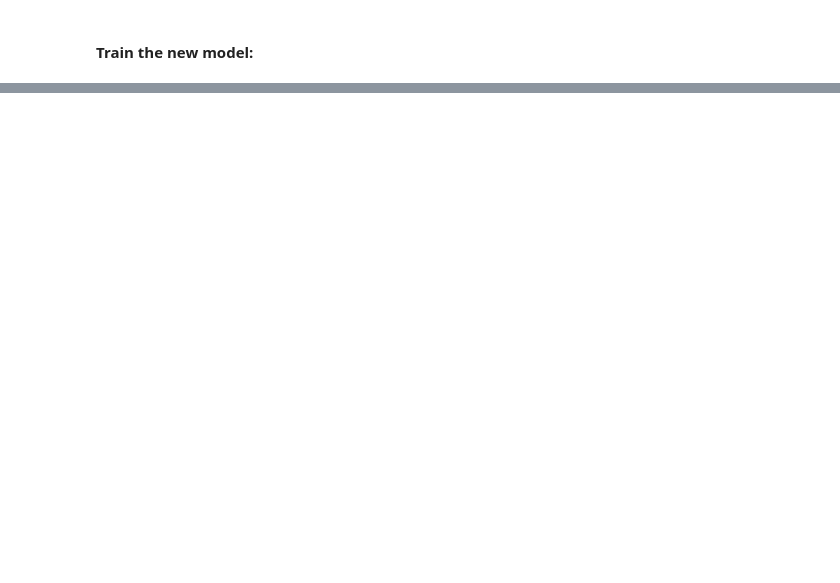
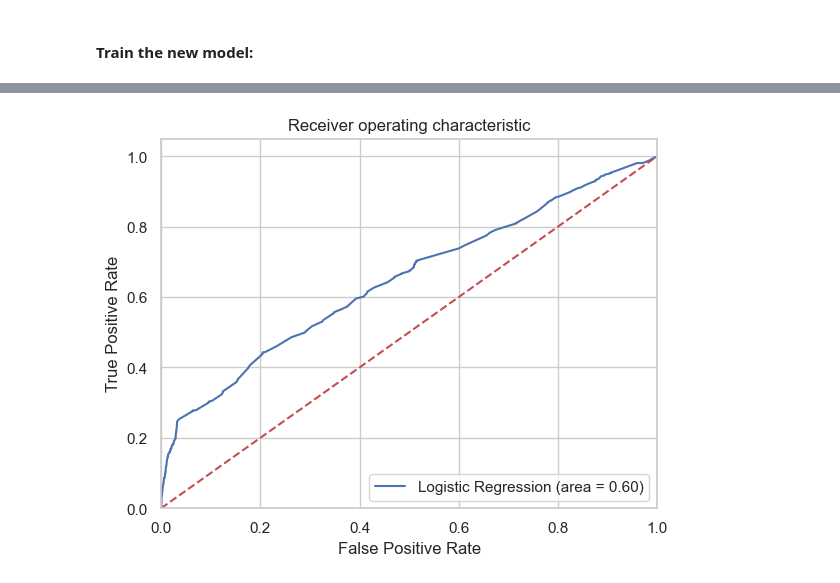
Before and after one commit to angelgvill/DS102024, a Jupyter notebook: 3-MachineLearning/2-Supervisado/1-Clasificacion/Ejercicio/ejercicio_clasificacionMarketing_agv.ipynb, the cells around one changed output, grey strips where cells are left out. Cells and saved outputs as stored; diff of their text form; code cells hidden in the pictures; blank space fills up the shorter version.

```diff
--- a/3-MachineLearning/2-Supervisado/1-Clasificacion/Ejercicio/ejercicio_clasificacionMarketing_agv.ipynb
+++ b/3-MachineLearning/2-Supervisado/1-Clasificacion/Ejercicio/ejercicio_clasificacionMarketing_agv.ipynb
@@ -425,8 +455,8 @@ y=['y']
 X=[i for i in data_final_vars if i not in y]
 from sklearn.feature_selection import RFE
 from sklearn.linear_model import LogisticRegression
-logreg = LogisticRegression()
-rfe = RFE(logreg, n_features_to_select=15)
+log_reg = LogisticRegression()
+rfe = RFE(log_reg, n_features_to_select=15)
 rfe = rfe.fit(os_data_X, os_data_y.values.ravel())
 print(rfe.support_)
 print(rfe.ranking_)
@@ -440,5 +493,5 @@ y_train_2=os_data_y['y']
 # %% [markdown]
 #### Train the new model:
 # %%
-logreg = LogisticRegression()
-logreg.fit(X_train_2, y_train_2)
+log_reg = LogisticRegression()
+log_reg.fit(X_train_2, y_train_2)
@@ -455,14 +524,16 @@ print(classification_report(y_test, y_pred))
 # %%
-logit_roc_auc = roc_auc_score(y_test, logreg.predict(X_test_2))
-fpr, tpr, thresholds = roc_curve(y_test, logreg.predict_proba(X_test_2)[:,1])
+logit_roc_auc = roc_auc_score(y_test, log_reg.predict(X_test_2))
+fpr, tpr, thresholds = roc_curve(y_test, log_reg.predict_proba(X_test_2)[:,1])
 plt.figure()
 plt.plot(fpr, tpr, label='Logistic Regression (area = %0.2f)' % logit_roc_auc)
 plt.plot([0, 1], [0, 1],'r--')
 plt.xlim([0.0, 1.0])
 plt.ylim([0.0, 1.05])
 plt.xlabel('False Positive Rate')
 plt.ylabel('True Positive Rate')
 plt.title('Receiver operating characteristic')
 plt.legend(loc="lower right")
 plt.savefig('Log_ROC')
 plt.show()
+# %% [output]
+[figure, added]
```
Also changed, not shown: parts of 19 cells of this notebook.
